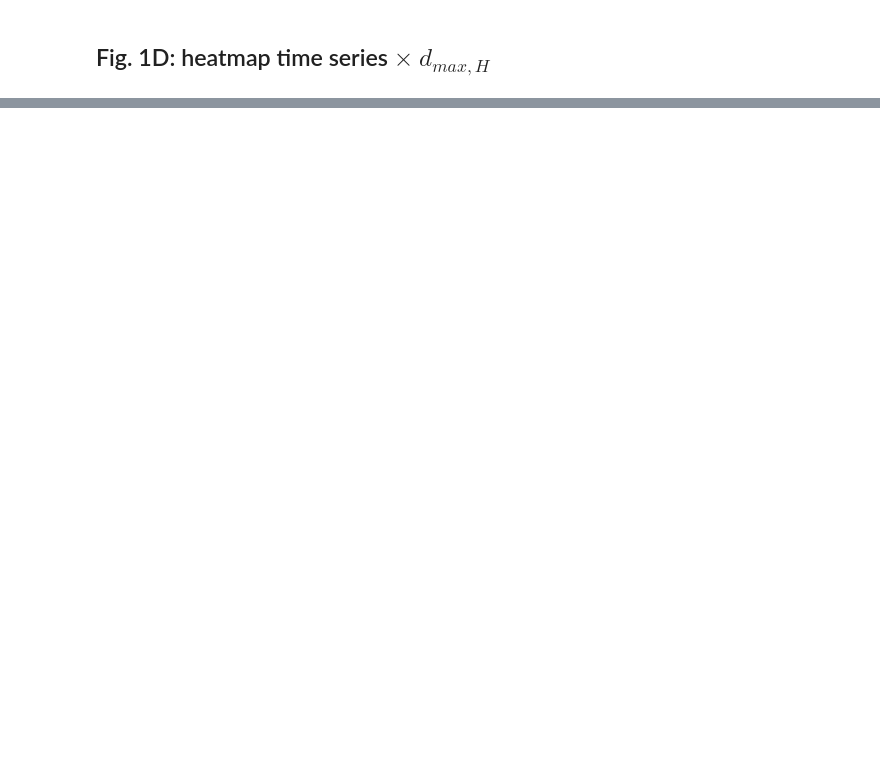
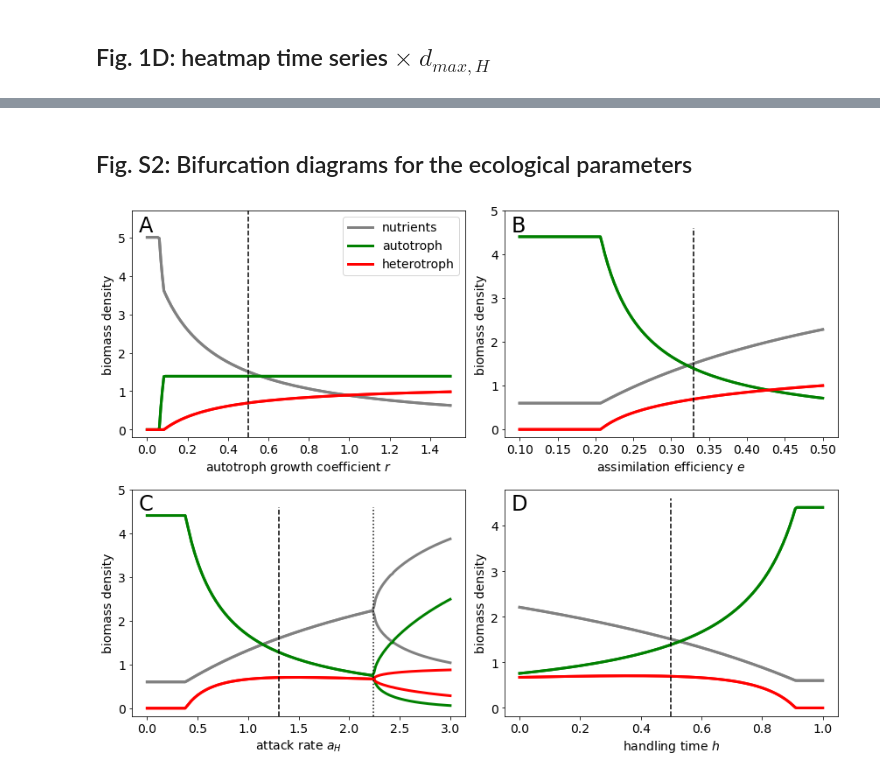
Before and after one commit to FelixNoessler/manuscript_turing_patterns, a Jupyter notebook: supporting_figures.ipynb, the cells around one changed output, grey strips where cells are left out. Drawn from its saved outputs; the diff is of its cells as text; code cells hidden in the pictures; blank space fills up the shorter version.

```diff
--- a/supporting_figures.ipynb
+++ b/supporting_figures.ipynb
@@ -783,0 +357,2 @@ plt.show()
+# %% [markdown]
+## Fig. S2: Bifurcation diagrams for the ecological parameters
@@ -783,0 +410,78 @@ plt.show()
+# %%
+plt.figure(figsize=(12,9))
+
+
+ax1 = plt.subplot2grid((2,2),(0,0))
+
+ax1.plot(r_vals,Xrmin[:,0],'-',color='grey',linewidth=3,label='nutrients')
+ax1.plot(r_vals,Xrmax[:,0],'-',color='grey',linewidth=3)
+ax1.plot(r_vals,Xrmin[:,1],'g-',linewidth=3,label='autotroph')
+ax1.plot(r_vals,Xrmax[:,1],'g-',linewidth=3)
+ax1.plot(r_vals,Xrmin[:,2],'r-',linewidth=3,label='heterotroph')
+ax1.plot(r_vals,Xrmax[:,2],'r-',linewidth=3)
+ax1.set_xlabel('autotroph growth coefficient $r$',fontsize=14)
+ax1.set_ylabel('biomass density',fontsize=14)
+plt.xticks(fontsize=14)
+plt.yticks(fontsize=14)
+ax1.legend(fontsize=14)
+ax1.vlines(0.5,-0.2,5.7,'k',linestyle='dashed')
+ax1.set_ylim(-0.2,5.7)
+ax1.text(.02, .98, 'A', ha='left', va='top', transform=ax1.transAxes,fontsize=24)
+
+
+ax2 = plt.subplot2grid((2,2),(0,1))
+
+ax2.plot(e_vals,Xemin[:,0],'-',color='grey',linewidth=3,label='N')
+ax2.plot(e_vals,Xemax[:,0],'-',color='grey',linewidth=3)
+ax2.plot(e_vals,Xemin[:,1],'g-',linewidth=3,label='A')
+ax2.plot(e_vals,Xemax[:,1],'g-',linewidth=3)
+ax2.plot(e_vals,Xemin[:,2],'r-',linewidth=3,label='C')
+ax2.plot(e_vals,Xemax[:,2],'r-',linewidth=3)
+ax2.set_xlabel('assimilation efficiency $e$',fontsize=14)
+ax2.set_ylabel('biomass density',fontsize=14)
+plt.xticks(fontsize=14)
+plt.yticks(fontsize=14)
+ax2.vlines(0.33,-0.18,4.6,'k',linestyle='dashed')
+ax2.set_ylim(-0.18,5.0)
+ax2.text(.02, .98, 'B', ha='left', va='top', transform=ax2.transAxes,fontsize=24)
+
+
+ax3 = plt.subplot2grid((2,2),(1,0))
+
+ax3.plot(a_vals,Xamin[:,0],'-',color='grey',linewidth=3,label='N')
+ax3.plot(a_vals,Xamax[:,0],'-',color='grey',linewidth=3)
+ax3.plot(a_vals,Xamin[:,1],'g-',linewidth=3,label='A')
+ax3.plot(a_vals,Xamax[:,1],'g-',linewidth=3)
+ax3.plot(a_vals,Xamin[:,2],'r-',linewidth=3,label='C')
+ax3.plot(a_vals,Xamax[:,2],'r-',linewidth=3)
+ax3.set_xlabel('attack rate $a_H$',fontsize=14)
+ax3.set_ylabel('biomass density',fontsize=14)
+plt.xticks(fontsize=14)
+plt.yticks(fontsize=14)
+ax3.vlines(1.3,-0.18,4.6,'k',linestyle='dashed')
+ax3.vlines(2.24,-0.18,4.6,'k',linestyle='dotted')
+ax3.set_ylim(-0.18,5.0)
+ax3.text(.02, .98, 'C', ha='left', va='top', transform=ax3.transAxes,fontsize=24)
+
+
+ax4 = plt.subplot2grid((2,2),(1,1))
+
+ax4.plot(h_vals,Xhmin[:,0],'-',color='grey',linewidth=3,label='N')
+ax4.plot(h_vals,Xhmax[:,0],'-',color='grey',linewidth=3)
+ax4.plot(h_vals,Xhmin[:,1],'g-',linewidth=3,label='A')
+ax4.plot(h_vals,Xhmax[:,1],'g-',linewidth=3)
+ax4.plot(h_vals,Xhmin[:,2],'r-',linewidth=3,label='C')
+ax4.plot(h_vals,Xhmax[:,2],'r-',linewidth=3)
+ax4.set_xlabel('handling time $h$',fontsize=14)
+ax4.set_ylabel('biomass density',fontsize=14)
+plt.xticks(fontsize=14)
+plt.yticks(fontsize=14)
+ax4.vlines(0.5,-0.18,4.6,'k',linestyle='dashed')
+ax4.set_ylim(-0.18,4.8)
+ax4.text(.02, .98, 'D', ha='left', va='top', transform=ax4.transAxes,fontsize=24)
+
+plt.tight_layout()
+
+plt.savefig('revision_figures/Figure_S2.png',dpi=300)
+# %% [output]
+[figure, added]
```
Also changed, not shown: parts of 43 cells of this notebook.
